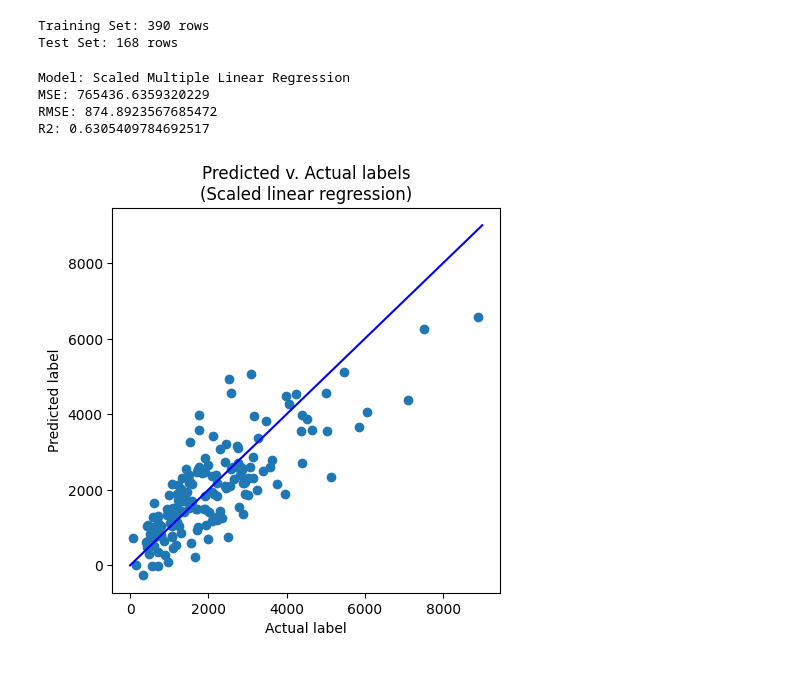
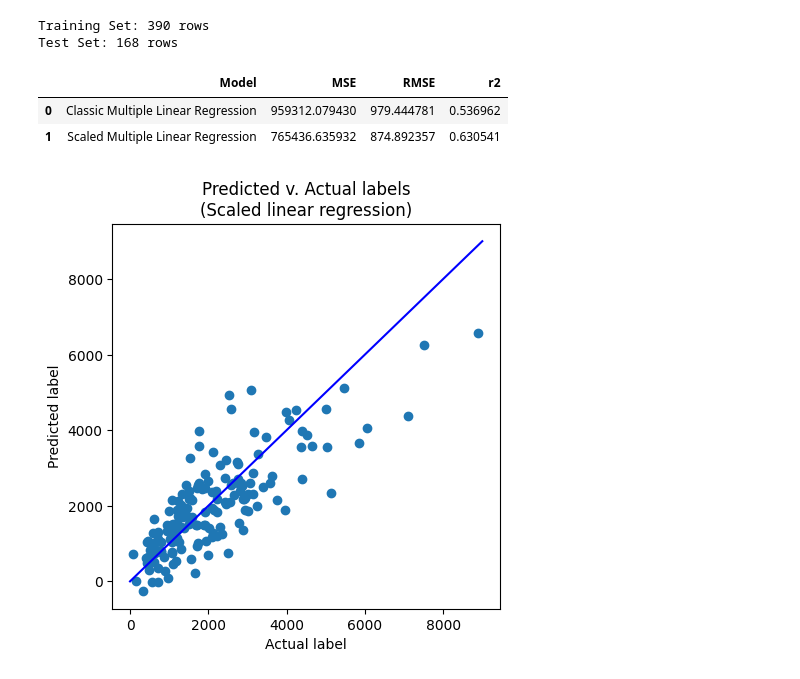
Before and after one commit to AlbertoMPalacioBastos/ML-model-for-production-prediction, a Jupyter notebook: 3-ML-regression-model-training-and-evaluation.ipynb, the cells around one changed output. Drawn from its saved outputs; the diff is of its cells as text; code cells hidden in the pictures.

```diff
--- a/3-ML-regression-model-training-and-evaluation.ipynb
+++ b/3-ML-regression-model-training-and-evaluation.ipynb
@@ -193,8 +193,8 @@ MLR_pred = model_MLR.predict(X_test)
 MLR_MSE = metrics.mean_squared_error(y_test, MLR_pred)
 MLR_RMSE = np.sqrt(MLR_MSE)
 MLR_r2 = metrics.r2_score(y_test, MLR_pred)
-print("Model: Classic Multiple Linear Regression")
-print("MSE:", round(MLR_MSE, ndigits=4))
-print("RMSE:", round(MLR_RMSE, ndigits=4))
-print("R2:", round(MLR_r2, ndigits=4))
+
+MLR_report_df = pd.DataFrame(data=[['Classic Multiple Linear Regression', MLR_MSE, MLR_RMSE, MLR_r2]], columns=['Model', 'MSE', 'RMSE', 'r2'])
+report_df = MLR_report_df
+report_df
 # %% [output]
@@ -238,19 +236,18 @@ Test Set: 168 rows
 # %%
 model_sc_MLR = LinearRegression().fit(X_train, y_train)
 sc_MLR_pred = model_sc_MLR.predict(X_test)
 
 sc_MLR_MSE = metrics.mean_squared_error(y_test, sc_MLR_pred)
 sc_MLR_RMSE = np.sqrt(sc_MLR_MSE)
 sc_MLR_r2 = metrics.r2_score(y_test, sc_MLR_pred)
-print("Model: Scaled Multiple Linear Regression")
-print("MSE:", sc_MLR_MSE)
-print("RMSE:", sc_MLR_RMSE)
-print("R2:", sc_MLR_r2)
+
+sc_MLR_report_df = pd.DataFrame(data=[['Scaled Multiple Linear Regression', sc_MLR_MSE, sc_MLR_RMSE, sc_MLR_r2]], columns=['Model', 'MSE', 'RMSE', 'r2'])
+report_df = pd.concat([MLR_report_df, sc_MLR_report_df]).reset_index().drop(columns='index')
+report_df
 # %% [output]
-Model: Scaled Multiple Linear Regression
-MSE: 765436.6359320229
-RMSE: 874.8923567685472
-R2: 0.6305409784692517
+|  | Model | MSE | RMSE | r2 |
+| 0 | Classic Multiple Linear Regression | 959312.079430 | 979.444781 | 0.536962 |
+| 1 | Scaled Multiple Linear Regression | 765436.635932 | 874.892357 | 0.630541 |
 # %%
 plt.figure(figsize=(5,5))
 plt.scatter(x=y_test, y=sc_MLR_pred)
```
Also changed, not shown: parts of 9 cells of this notebook.
